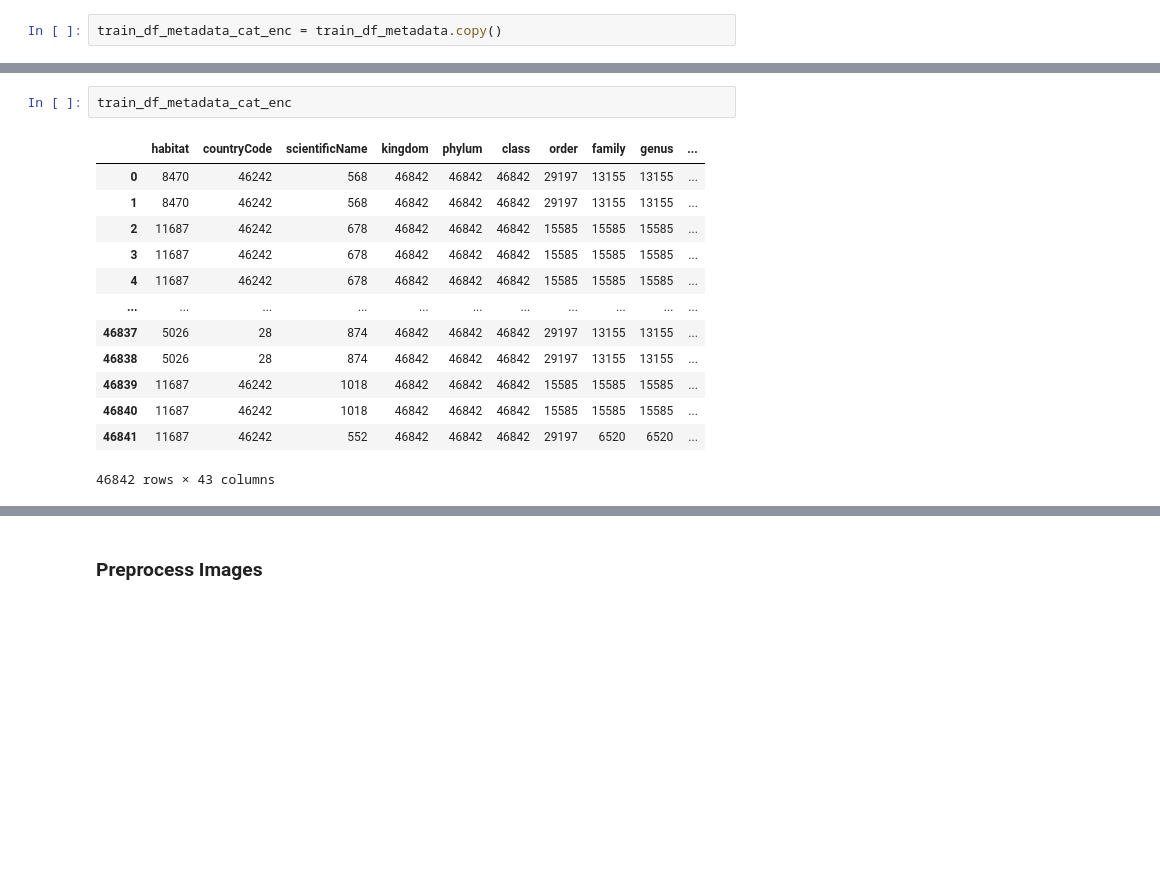
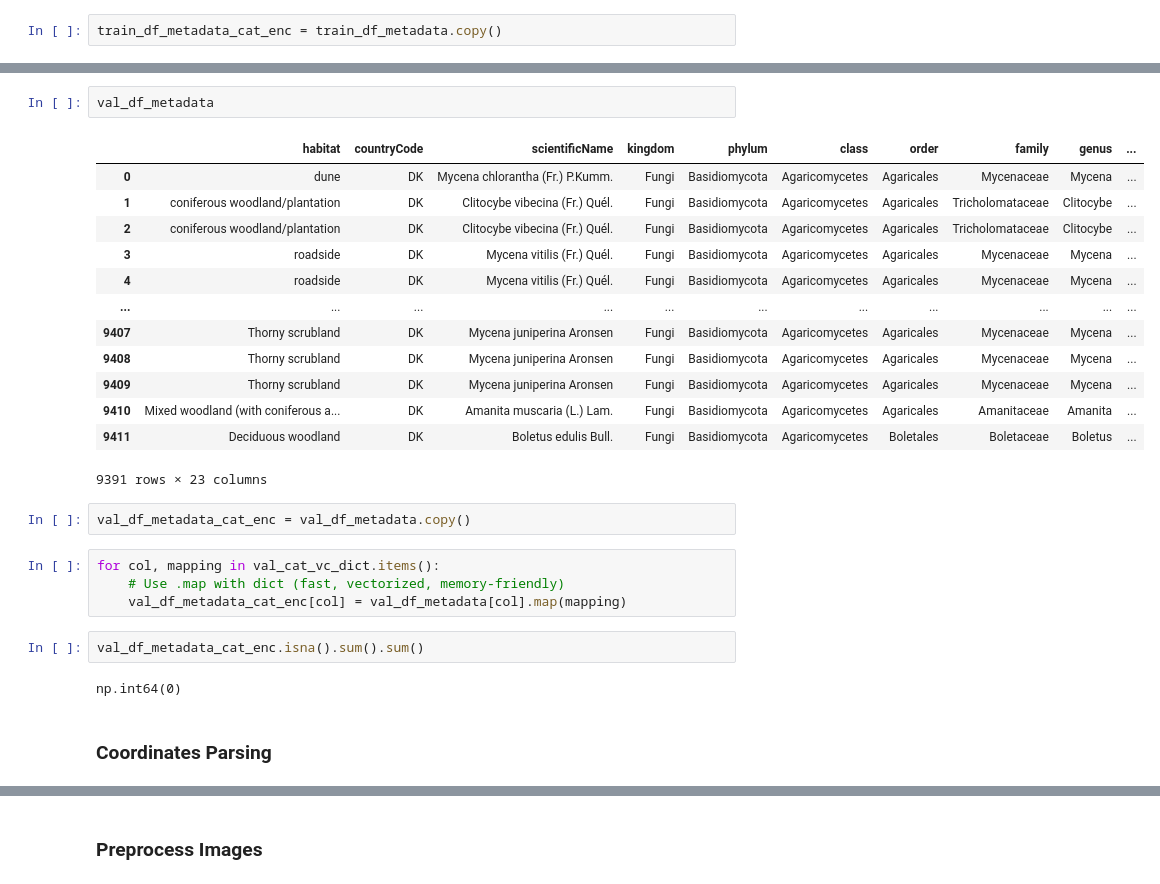
Before and after one commit to UC-Berkeley-I-School/fungitastic-classification-datasci207-Fall-2025, a Jupyter notebook: baselines/closed_set/train_Project_LogReg.ipynb, the cells around one changed output, grey strips where cells are left out. Cells and saved outputs as stored; diff of their text form; blank space fills up the shorter version.

```diff
--- a/baselines/closed_set/train_Project_LogReg.ipynb
+++ b/baselines/closed_set/train_Project_LogReg.ipynb
@@ -176,16 +158,28 @@ train_df_metadata
-# %%
-train_df_metadata_cat_enc
-# %% [output]
-|  | habitat | countryCode | scientificName | kingdom | phylum | class | order | family | genus | ... |
-| 0 | 8470 | 46242 | 568 | 46842 | 46842 | 46842 | 29197 | 13155 | 13155 | ... |
-| 1 | 8470 | 46242 | 568 | 46842 | 46842 | 46842 | 29197 | 13155 | 13155 | ... |
-| 2 | 11687 | 46242 | 678 | 46842 | 46842 | 46842 | 15585 | 15585 | 15585 | ... |
-| 3 | 11687 | 46242 | 678 | 46842 | 46842 | 46842 | 15585 | 15585 | 15585 | ... |
-| 4 | 11687 | 46242 | 678 | 46842 | 46842 | 46842 | 15585 | 15585 | 15585 | ... |
-| ... | ... | ... | ... | ... | ... | ... | ... | ... | ... | ... |
-| 46837 | 5026 | 28 | 874 | 46842 | 46842 | 46842 | 29197 | 13155 | 13155 | ... |
-| 46838 | 5026 | 28 | 874 | 46842 | 46842 | 46842 | 29197 | 13155 | 13155 | ... |
-| 46839 | 11687 | 46242 | 1018 | 46842 | 46842 | 46842 | 15585 | 15585 | 15585 | ... |
-| 46840 | 11687 | 46242 | 1018 | 46842 | 46842 | 46842 | 15585 | 15585 | 15585 | ... |
-| 46841 | 11687 | 46242 | 552 | 46842 | 46842 | 46842 | 29197 | 6520 | 6520 | ... |
-46842 rows × 43 columns
+# %%
+val_df_metadata
+# %% [output]
+|  | habitat | countryCode | scientificName | kingdom | phylum | class | order | family | genus | ... |
+| 0 | dune | DK | Mycena chlorantha (Fr.) P.Kumm. | Fungi | Basidiomycota | Agaricomycetes | Agaricales | Mycenaceae | Mycena | ... |
+| 1 | coniferous woodland/plantation | DK | Clitocybe vibecina (Fr.) Quél. | Fungi | Basidiomycota | Agaricomycetes | Agaricales | Tricholomataceae | Clitocybe | ... |
+| 2 | coniferous woodland/plantation | DK | Clitocybe vibecina (Fr.) Quél. | Fungi | Basidiomycota | Agaricomycetes | Agaricales | Tricholomataceae | Clitocybe | ... |
+| 3 | roadside | DK | Mycena vitilis (Fr.) Quél. | Fungi | Basidiomycota | Agaricomycetes | Agaricales | Mycenaceae | Mycena | ... |
+| 4 | roadside | DK | Mycena vitilis (Fr.) Quél. | Fungi | Basidiomycota | Agaricomycetes | Agaricales | Mycenaceae | Mycena | ... |
+| ... | ... | ... | ... | ... | ... | ... | ... | ... | ... | ... |
+| 9407 | Thorny scrubland | DK | Mycena juniperina Aronsen | Fungi | Basidiomycota | Agaricomycetes | Agaricales | Mycenaceae | Mycena | ... |
+| 9408 | Thorny scrubland | DK | Mycena juniperina Aronsen | Fungi | Basidiomycota | Agaricomycetes | Agaricales | Mycenaceae | Mycena | ... |
+| 9409 | Thorny scrubland | DK | Mycena juniperina Aronsen | Fungi | Basidiomycota | Agaricomycetes | Agaricales | Mycenaceae | Mycena | ... |
+| 9410 | Mixed woodland (with coniferous a... | DK | Amanita muscaria (L.) Lam. | Fungi | Basidiomycota | Agaricomycetes | Agaricales | Amanitaceae | Amanita | ... |
+| 9411 | Deciduous woodland | DK | Boletus edulis Bull. | Fungi | Basidiomycota | Agaricomycetes | Boletales | Boletaceae | Boletus | ... |
+9391 rows × 23 columns
+# %%
+val_df_metadata_cat_enc = val_df_metadata.copy()
+# %%
+for col, mapping in val_cat_vc_dict.items():
+    # Use .map with dict (fast, vectorized, memory-friendly)
+    val_df_metadata_cat_enc[col] = val_df_metadata[col].map(mapping)
+# %%
+val_df_metadata_cat_enc.isna().sum().sum()
+# %% [output]
+np.int64(0)
+# %% [markdown]
+### Coordinates Parsing
```
Also changed, not shown: parts of 24 cells of this notebook.
